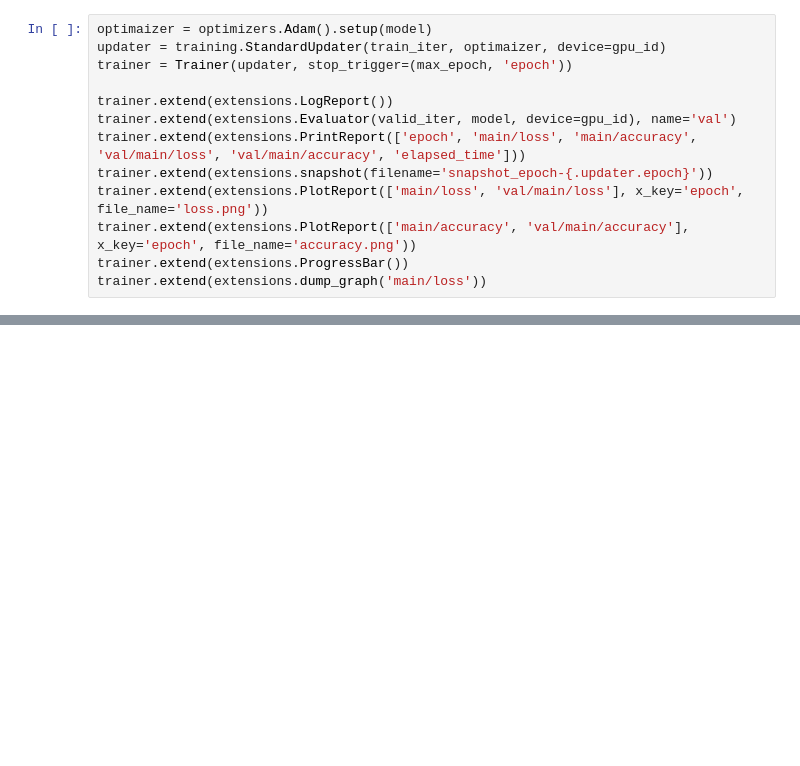
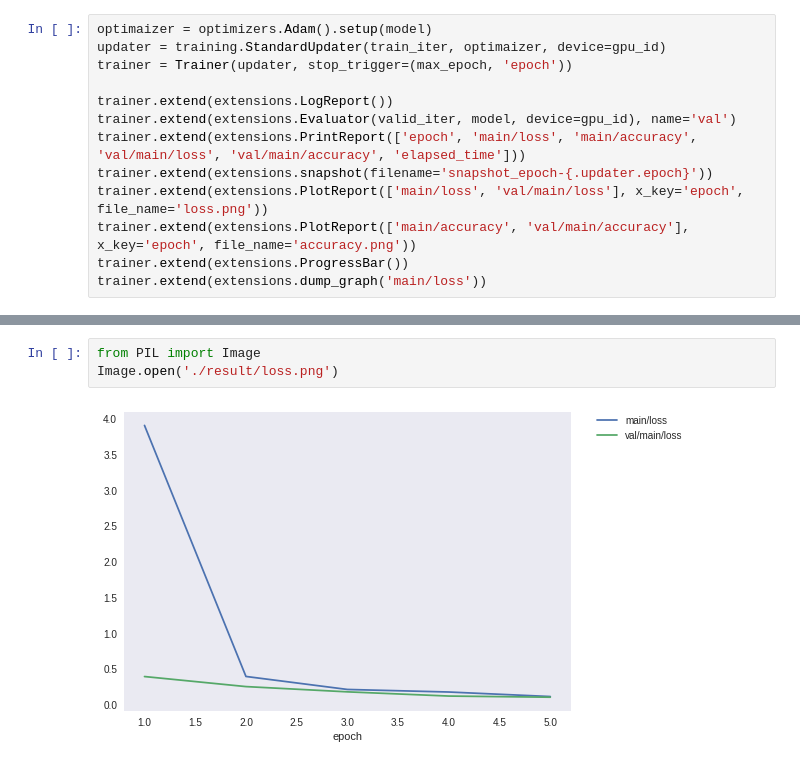
Before and after one commit to Naritoshi/colabo_deeplearning_practice, a Jupyter notebook: cnn_kaggle_data_classifier.ipynb, the cells around one changed output, grey strips where cells are left out. Cells and saved outputs as stored; diff of their text form; blank space fills up the shorter version.

```diff
--- a/cnn_kaggle_data_classifier.ipynb
+++ b/cnn_kaggle_data_classifier.ipynb
@@ -479,0 +492,5 @@ this epoch [################################################..] 96.06%
+# %%
+from PIL import Image
+Image.open('./result/loss.png')
+# %% [output]
+[figure, added]
```
Also changed, not shown: parts of 26 cells of this notebook.
